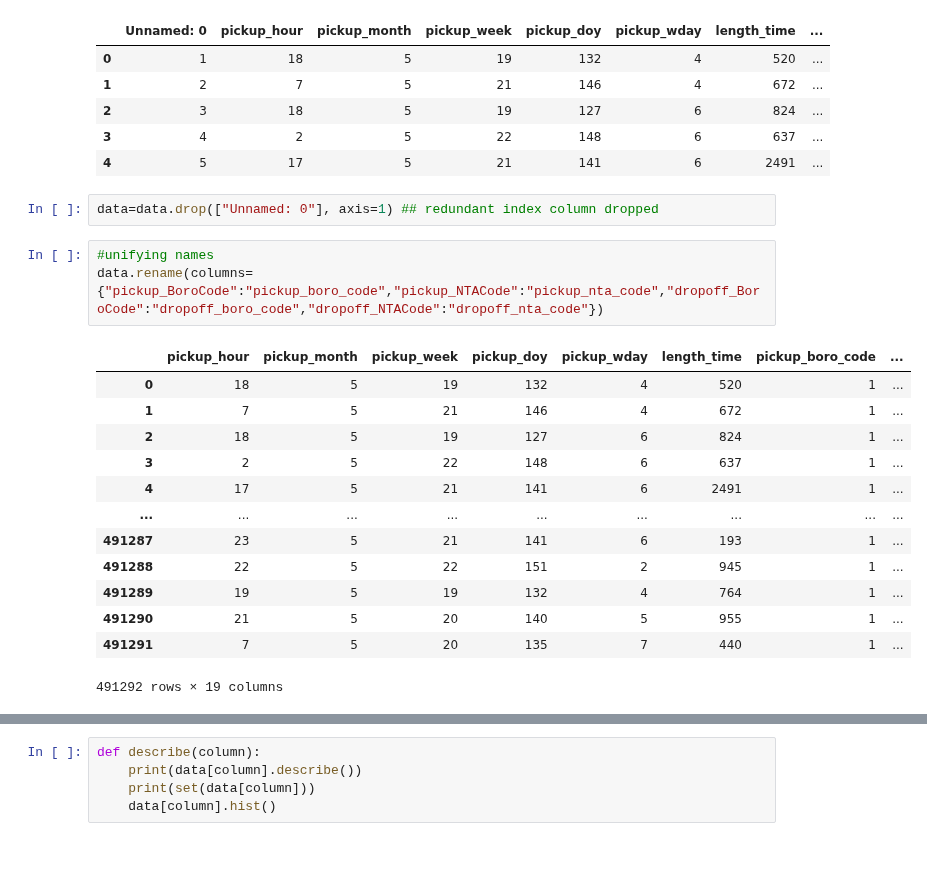
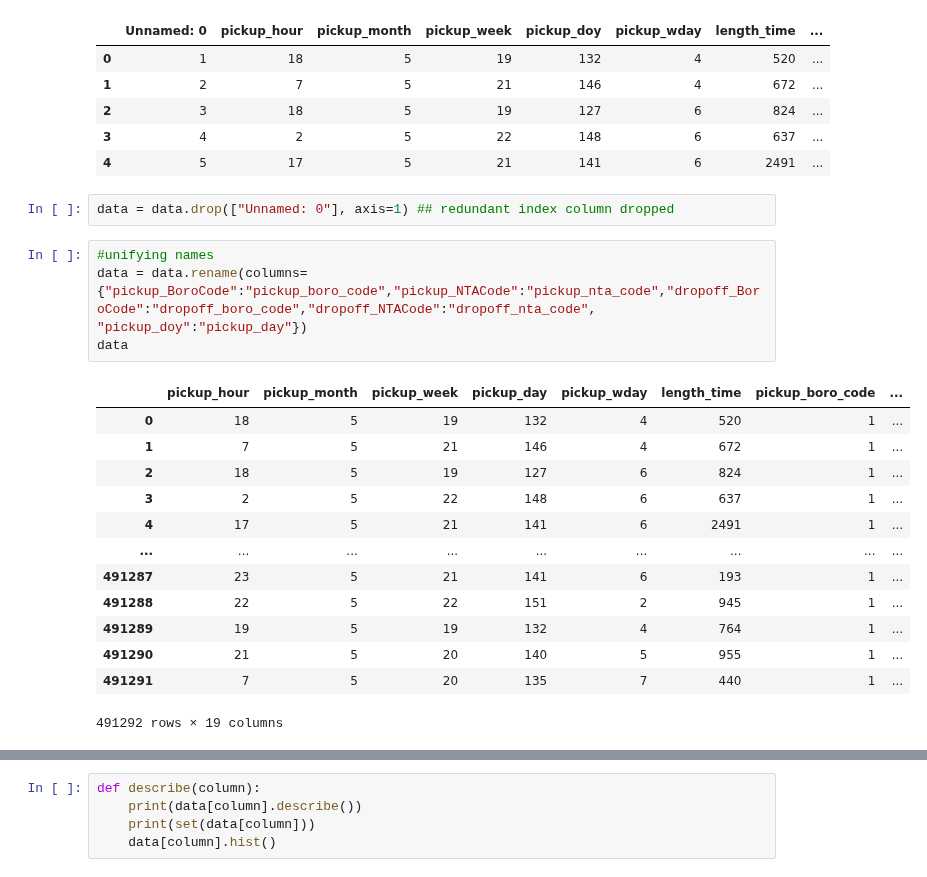
Before and after one commit to MichalKrzyzanski2002/Foundations-Data-Science-Project, a Jupyter notebook: Cleaning.ipynb, the cells around one changed output, grey strips where cells are left out. Drawn from its saved outputs; the diff is of its cells as text.

Commit message:
unifying the names of the columns

```diff
--- a/Cleaning.ipynb
+++ b/Cleaning.ipynb
@@ -13,12 +13,13 @@ data.head()
 | 3 | 4 | 2 | 5 | 22 | 148 | 6 | 637 | ... |
 | 4 | 5 | 17 | 5 | 21 | 141 | 6 | 2491 | ... |
 # %%
-data=data.drop(["Unnamed: 0"], axis=1) ## redundant index column dropped
+data = data.drop(["Unnamed: 0"], axis=1) ## redundant index column dropped
 # %%
 #unifying names
-data.rename(columns={"pickup_BoroCode":"pickup_boro_code","pickup_NTACode":"pickup_nta_code","dropoff_BoroCode":"dropoff_boro_code","dropoff_NTACode":"dropoff_nta_code"})
+data = data.rename(columns={"pickup_BoroCode":"pickup_boro_code","pickup_NTACode":"pickup_nta_code","dropoff_BoroCode":"dropoff_boro_code","dropoff_NTACode":"dropoff_nta_code", "pickup_doy":"pickup_day"})
+data
 # %% [output]
-|  | pickup_hour | pickup_month | pickup_week | pickup_doy | pickup_wday | length_time | pickup_boro_code | ... |
+|  | pickup_hour | pickup_month | pickup_week | pickup_day | pickup_wday | length_time | pickup_boro_code | ... |
 | 0 | 18 | 5 | 19 | 132 | 4 | 520 | 1 | ... |
 | 1 | 7 | 5 | 21 | 146 | 4 | 672 | 1 | ... |
 | 2 | 18 | 5 | 19 | 127 | 6 | 824 | 1 | ... |
```
Also changed, not shown: parts of 1 cell of this notebook.
